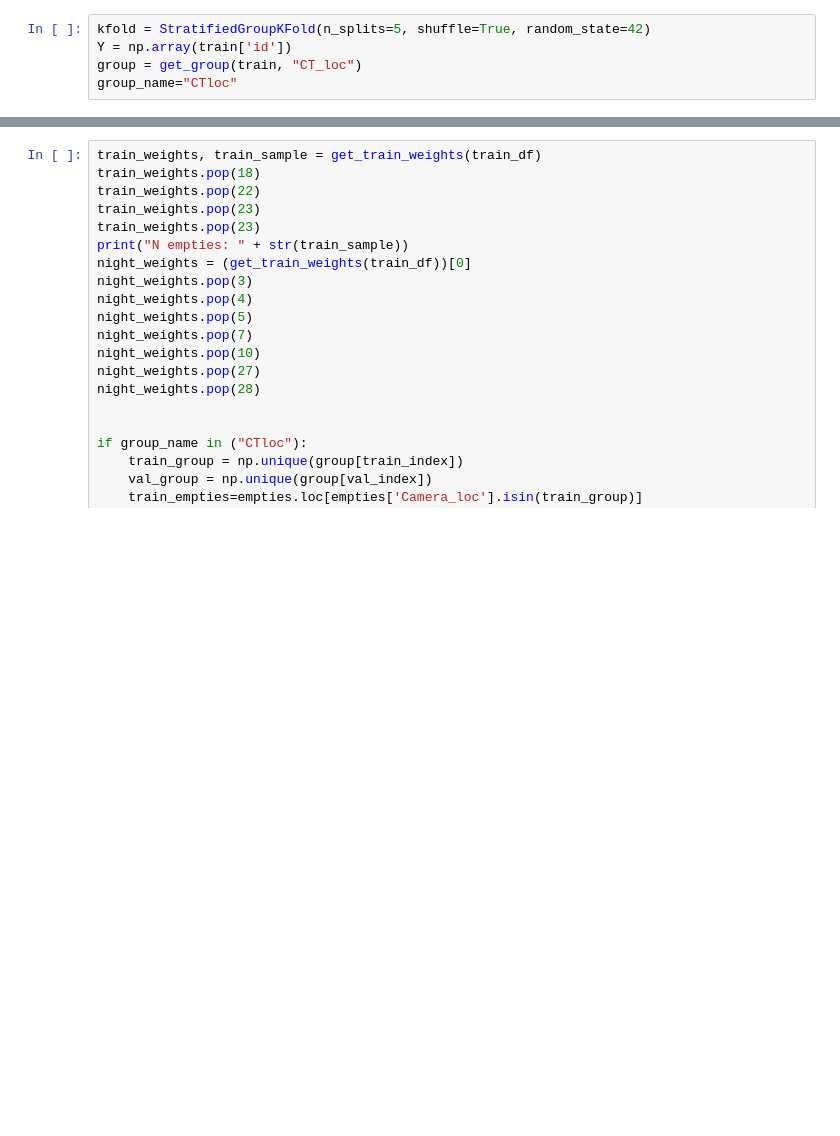
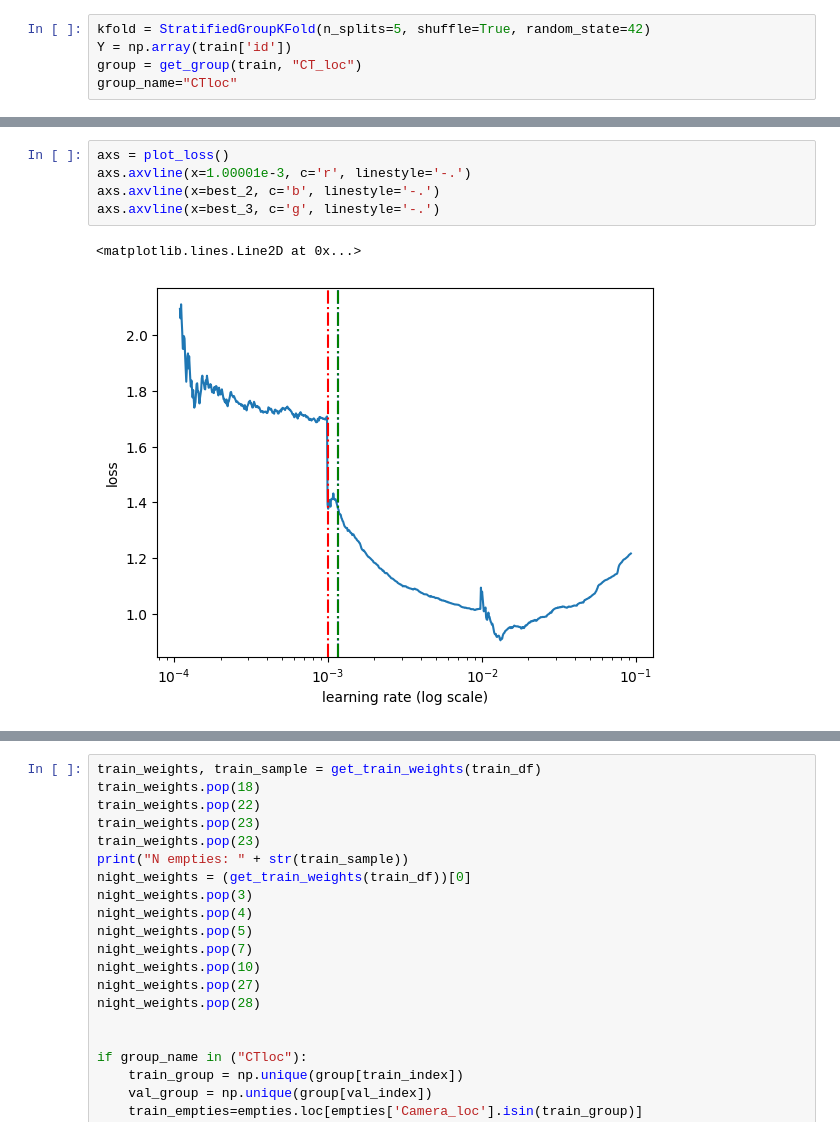
Before and after one commit to JuniRechter/InsertAugmentation-model, a Jupyter notebook: currentWIPs/Untitled10.ipynb, the cells around one changed output, grey strips where cells are left out. Cells and saved outputs as stored; diff of their text form; blank space fills up the shorter version.

```diff
--- a/currentWIPs/Untitled10.ipynb
+++ b/currentWIPs/Untitled10.ipynb
@@ -683,0 +884,8 @@ Training groups:
+# %%
+axs = plot_loss()
+axs.axvline(x=1.00001e-3, c='r', linestyle='-.')
+axs.axvline(x=best_2, c='b', linestyle='-.')
+axs.axvline(x=best_3, c='g', linestyle='-.')
+# %% [output]
+<matplotlib.lines.Line2D at 0x...>
+[figure, added]
```
Also changed, not shown: parts of 23 cells of this notebook.
